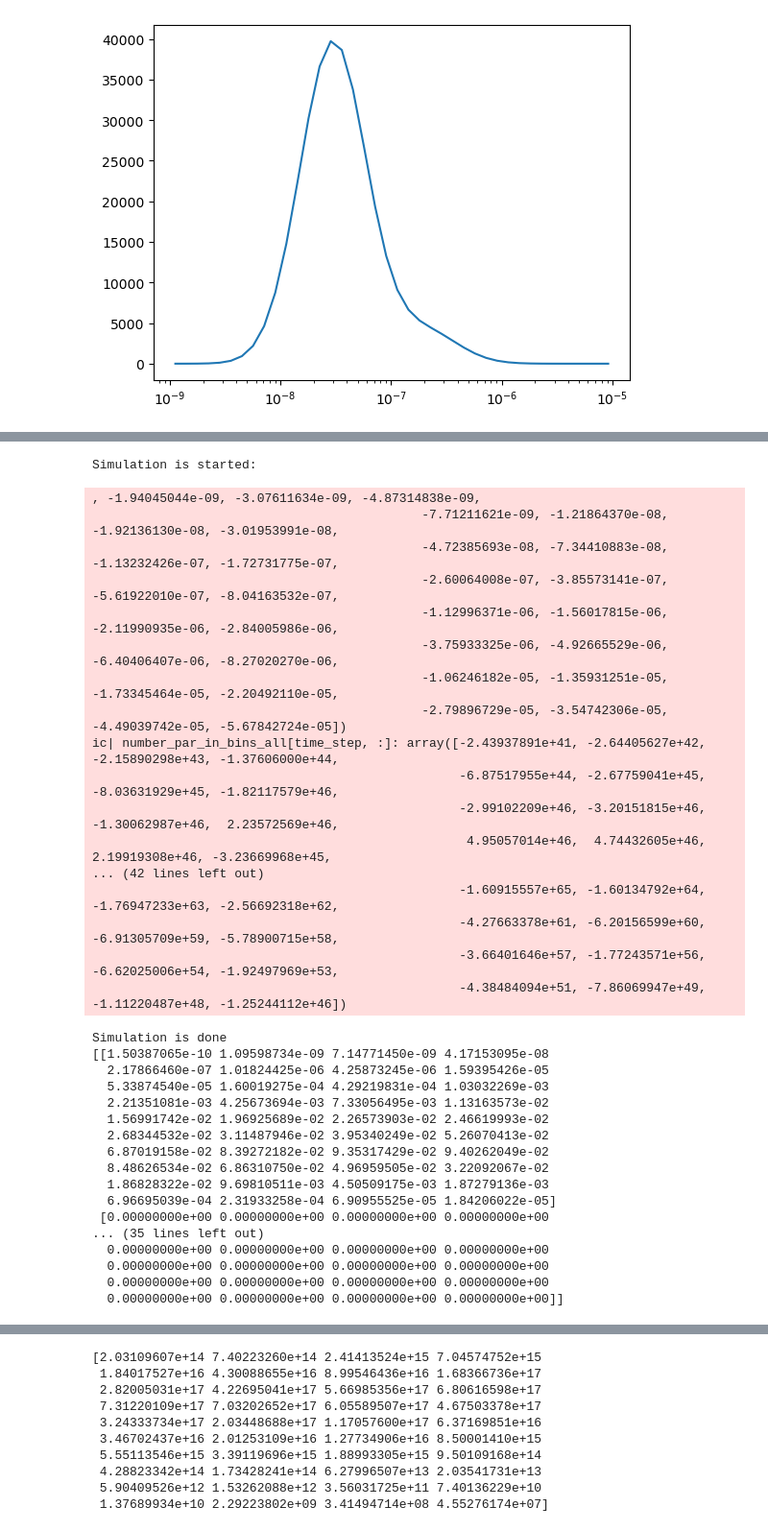
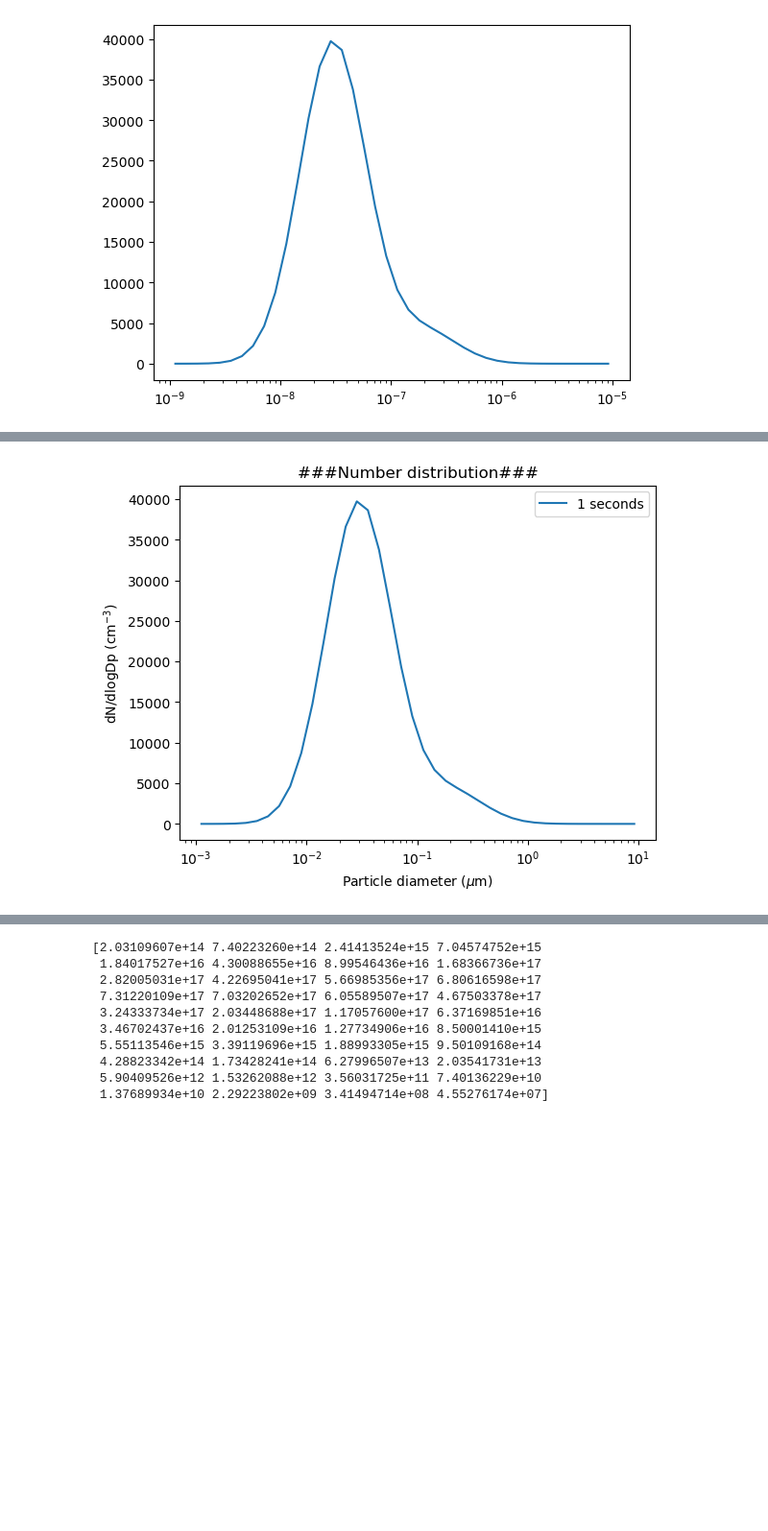
Before and after one commit to masoud-akbarzadeh/aerosol_clouds_class, a Jupyter notebook: hw3_aerosol_physics/hw_3_aero_general_dyn_eqn.ipynb, the cells around one changed output, grey strips where cells are left out. Shown at 96% size. Drawn from its saved outputs; the diff is of its cells as text; code cells hidden in the pictures; blank space fills up the shorter version.

```diff
--- a/hw3_aerosol_physics/hw_3_aero_general_dyn_eqn.ipynb
+++ b/hw3_aerosol_physics/hw_3_aero_general_dyn_eqn.ipynb
@@ -504,21 +639,22 @@ ax = plt_dn_dlog_dp(ax, dN_dlogDp, bins_geom_mean)
 # %%
 
 
-result_mass_per_bins = simulation_general_dynamic_equation(
+result_mass_per_bins, result_num_per_bins = simulation_general_dynamic_equation(
             bins_lower_input= bins_generator_dp_lower(bins_number=bin_number, d_p_min=dp_min, d_p_max=dp_max),
             bins_geom_mean_input= bins_generator_dp_g_mean(bins_number=bin_number, d_p_min=dp_min, d_p_max=dp_max),
-            initial_mass_in_bins_input= mass_in_bins, # in kg
+            #initial_mass_in_bins_input= mass_in_bins, # in kg
+            initial_num_in_bins_input= N_in_bins, # in # m^-3
             time_step_size_input=1, # in seconds
-            time_end_input=5, # in seconds
-            c_inf=1E6, # in molec/m^3
-            c_sat=1E9, # in molec/m^3
-            diff_coefficient=1E-9, # in m^2/s
-            rho_p= rho_h2so4_std, # in kg/m^3
+            time_end_input=2, # in seconds
+            c_inf= 5E7 / const.centi ** 3 /const.Avogadro * molec_weight_H2S04  , # was in molec/m^3 #unit conversion from molec/cm^3  kg/m^3
+            c_sat=0, # in kg/m^3
+            diff_coefficient=1E-5, # in m^2/s # check ???
+            rho_p_sim= rho_h2so4_std, # in kg/m^3
             temperature_sim_gde =273.15 + 25,
             pressure_sim_gde=101325,
-            coagulation=False,
-            condensation=True
+            coagulation=True,
+            condensation=False
             )
 
-print(result_mass_per_bins)
+print(result_mass_per_bins, result_num_per_bins)
 # %% [output]
@@ -542,36 +678,2 @@ ic| mass_per_particle_final_in_bins: array([-3.04142345e-11, -4.82735662e-11, -7
-Simulation is started:
-, -1.94045044e-09, -3.07611634e-09, -4.87314838e-09,
-                                            -7.71211621e-09, -1.21864370e-08, -1.92136130e-08, -3.01953991e-08,
-                                            -4.72385693e-08, -7.34410883e-08, -1.13232426e-07, -1.72731775e-07,
-                                            -2.60064008e-07, -3.85573141e-07, -5.61922010e-07, -8.04163532e-07,
-                                            -1.12996371e-06, -1.56017815e-06, -2.11990935e-06, -2.84005986e-06,
-                                            -3.75933325e-06, -4.92665529e-06, -6.40406407e-06, -8.27020270e-06,
-                                            -1.06246182e-05, -1.35931251e-05, -1.73345464e-05, -2.20492110e-05,
-                                            -2.79896729e-05, -3.54742306e-05, -4.49039742e-05, -5.67842724e-05])
-ic| number_par_in_bins_all[time_step, :]: array([-2.43937891e+41, -2.64405627e+42, -2.15890298e+43, -1.37606000e+44,
-                                                 -6.87517955e+44, -2.67759041e+45, -8.03631929e+45, -1.82117579e+46,
-                                                 -2.99102209e+46, -3.20151815e+46, -1.30062987e+46,  2.23572569e+46,
-                                                  4.95057014e+46,  4.74432605e+46,  2.19919308e+46, -3.23669968e+45,
-... (42 lines left out)
-                                                 -1.60915557e+65, -1.60134792e+64, -1.76947233e+63, -2.56692318e+62,
-                                                 -4.27663378e+61, -6.20156599e+60, -6.91305709e+59, -5.78900715e+58,
-                                                 -3.66401646e+57, -1.77243571e+56, -6.62025006e+54, -1.92497969e+53,
-                                                 -4.38484094e+51, -7.86069947e+49, -1.11220487e+48, -1.25244112e+46])
-Simulation is done
-[[1.50387065e-10 1.09598734e-09 7.14771450e-09 4.17153095e-08
-  2.17866460e-07 1.01824425e-06 4.25873245e-06 1.59395426e-05
-  5.33874540e-05 1.60019275e-04 4.29219831e-04 1.03032269e-03
-  2.21351081e-03 4.25673694e-03 7.33056495e-03 1.13163573e-02
-  1.56991742e-02 1.96925689e-02 2.26573903e-02 2.46619993e-02
-  2.68344532e-02 3.11487946e-02 3.95340249e-02 5.26070413e-02
-  6.87019158e-02 8.39272182e-02 9.35317429e-02 9.40262049e-02
-  8.48626534e-02 6.86310750e-02 4.96959505e-02 3.22092067e-02
-  1.86828322e-02 9.69810511e-03 4.50509175e-03 1.87279136e-03
-  6.96695039e-04 2.31933258e-04 6.90955525e-05 1.84206022e-05]
- [0.00000000e+00 0.00000000e+00 0.00000000e+00 0.00000000e+00
-... (35 lines left out)
-  0.00000000e+00 0.00000000e+00 0.00000000e+00 0.00000000e+00
-  0.00000000e+00 0.00000000e+00 0.00000000e+00 0.00000000e+00
-  0.00000000e+00 0.00000000e+00 0.00000000e+00 0.00000000e+00
-  0.00000000e+00 0.00000000e+00 0.00000000e+00 0.00000000e+00]]
+[figure, added]
 # %%
```
Also changed, not shown: parts of 25 cells of this notebook, 5 other files.
